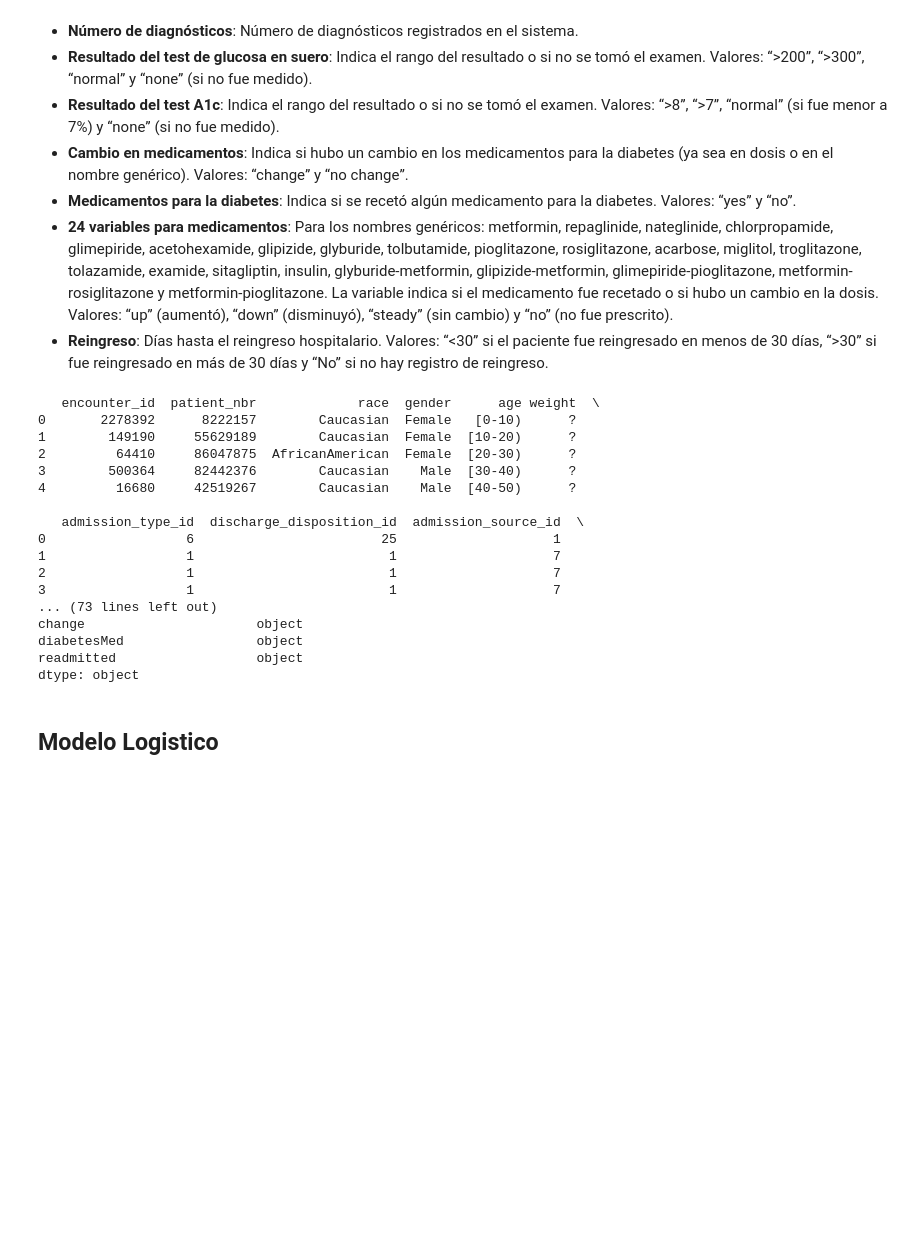
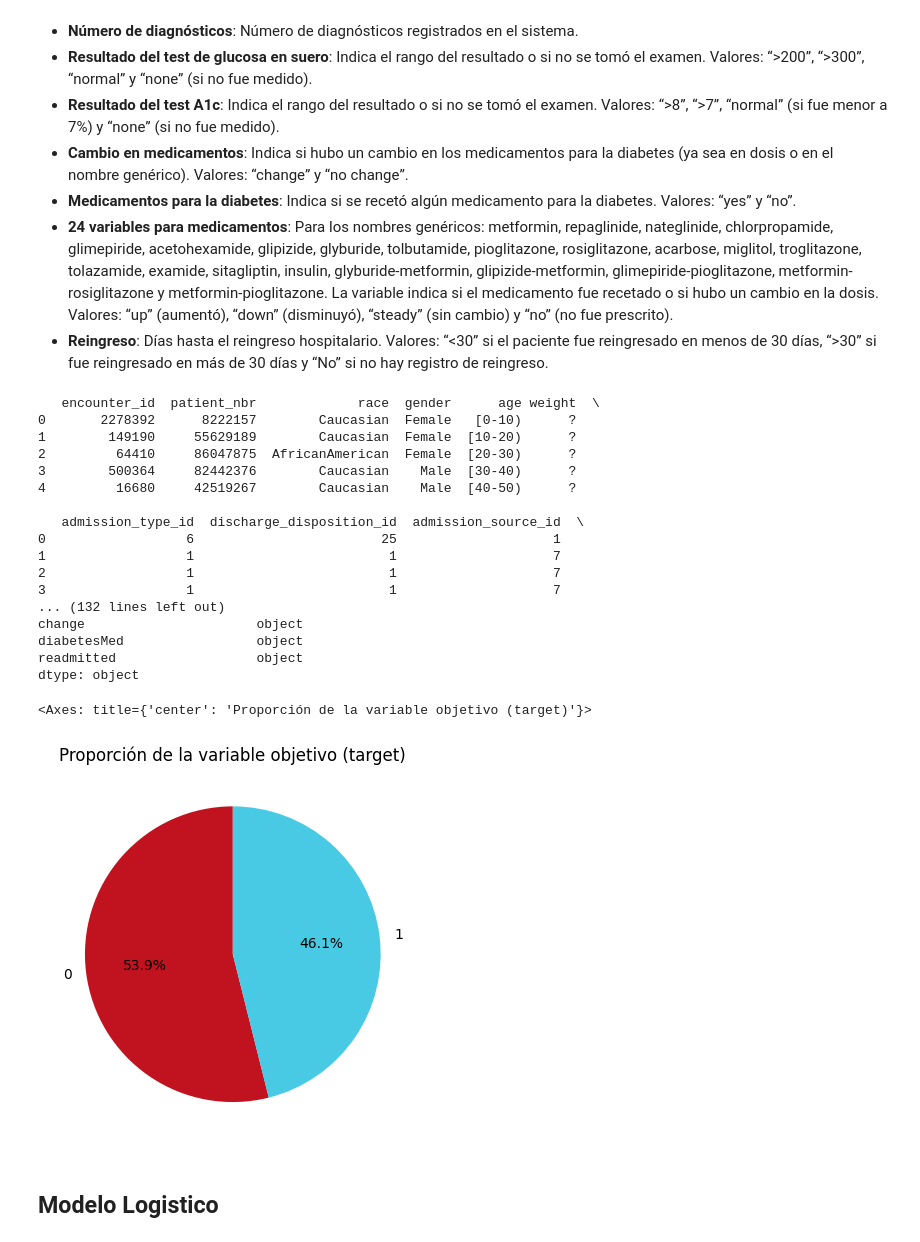
Before and after one commit to LasciaStare/MachineLearning, a Jupyter notebook: EDA.ipynb, the cells around one changed output. Saved outputs shown, nothing was run; the diff lists cells and outputs as text; code cells hidden in the pictures; blank space fills up the shorter version.

Commit message:
Ajuste de NA y grafico de proporcion de variable target

```diff
--- a/EDA.ipynb
+++ b/EDA.ipynb
@@ -62,6 +62,11 @@ df = pd.read_csv('diabetic_data.csv')
 print(df.head())
 # Verificar el número de filas y columnas del DataFrame.
 print(f"Dimensiones del DataFrame: {df.shape}")
+#Cambiar los "?" por NaN para facilitar el manejo de datos faltantes.
+df.replace('?', np.nan)
+# Verificar si hay valores nulos en el DataFrame.
+print("Valores no nulos por columna:")
+print(df.info())
 # Verificar los tipos de datos de cada columna.
 print("Tipos de datos de las columnas:")
 print(df.dtypes)
@@ -84,11 +89,19 @@ df = df.drop(columns=['encounter_id', 'patient_nbr', 'readmitted'])
 1                  1                         1                    7
 2                  1                         1                    7
 3                  1                         1                    7
-... (73 lines left out)
+... (132 lines left out)
 change                      object
 diabetesMed                 object
 readmitted                  object
 dtype: object
+# %%
+df['target'].value_counts().plot.pie(
+autopct='%1.1f%%', startangle=90, colors=['#c1121f', '#48cae4'],
+title='Proporción de la variable objetivo (target)',
+ylabel='')
+# %% [output]
+<Axes: title={'center': 'Proporción de la variable objetivo (target)'}>
+[figure, added]
 # %% [markdown]
 ## Modelo Logistico
 # %%
```
